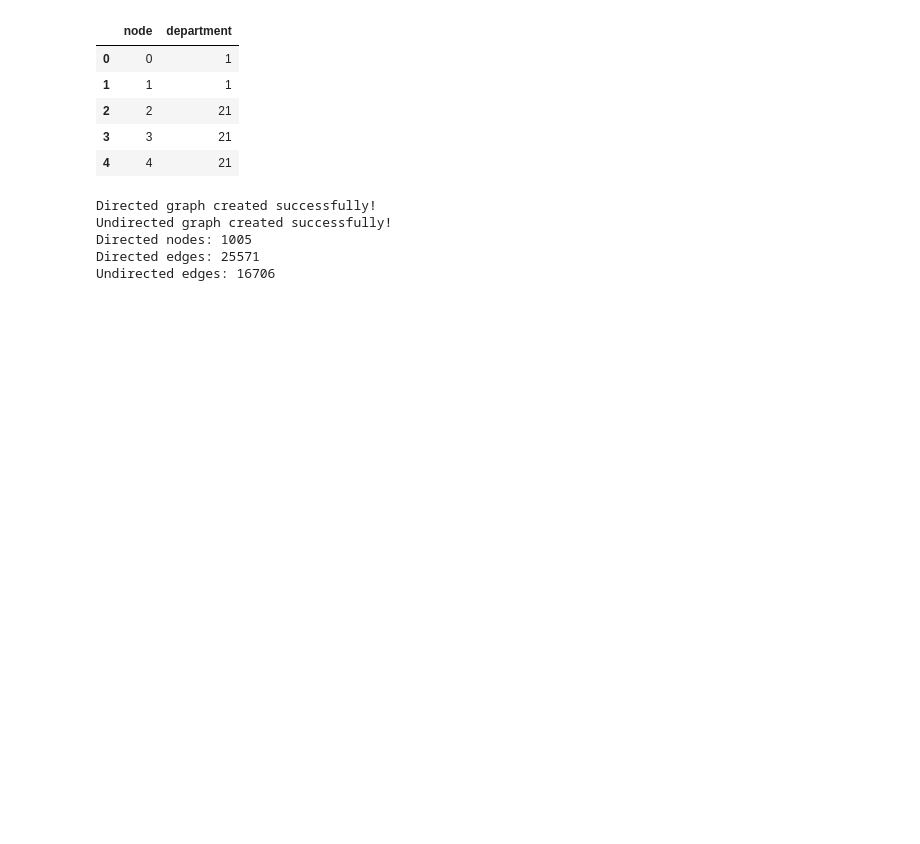
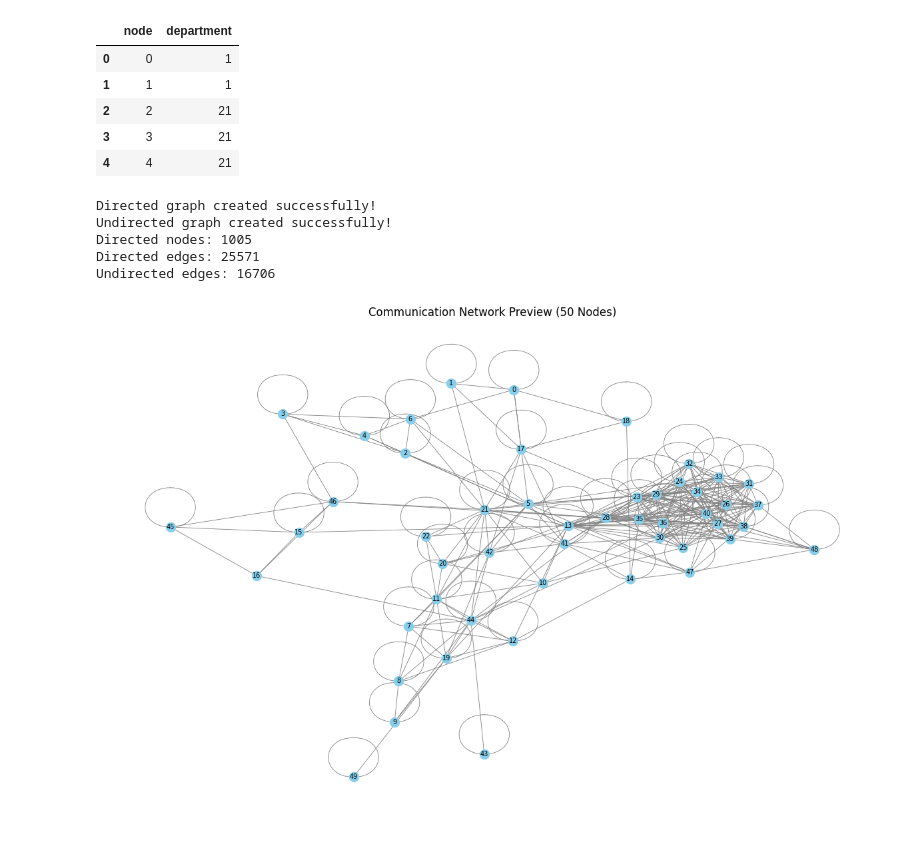
Before and after one commit to hashini596/Communication-Network-Failure-and-Resilience, a Jupyter notebook: notebooks/02_graph_construction_analysis.ipynb, the cells around one changed output. Drawn from its saved outputs; the diff is of its cells as text; code cells hidden in the pictures; blank space fills up the shorter version.

Commit message:
graph creating

```diff
--- a/notebooks/02_graph_construction_analysis.ipynb
+++ b/notebooks/02_graph_construction_analysis.ipynb
@@ -145,3 +145,39 @@ graph_stats.to_csv(
     TABLES_DIR / "graph_basic_statistics.csv",
     index=False
 )
+# %%
+import matplotlib.pyplot as plt
+import networkx as nx
+
+# Select a small subgraph for a readable preview
+sample_nodes = list(G_undirected.nodes())[:50]
+G_sample = G_undirected.subgraph(sample_nodes).copy()
+
+plt.figure(figsize=(12, 8))
+
+pos = nx.spring_layout(G_sample, seed=42)
+
+nx.draw_networkx(
+    G_sample,
+    pos=pos,
+    node_size=100,
+    node_color="skyblue",
+    edge_color="gray",
+    font_size=7,
+    with_labels=True,
+    width=0.6
+)
+
+plt.title("Communication Network Preview (50 Nodes)")
+plt.axis("off")
+plt.tight_layout()
+
+plt.savefig(
+    FIGURES_DIR / "communication_network_preview.png",
+    dpi=300,
+    bbox_inches="tight"
+)
+
+plt.show()
+# %% [output]
+[figure, added]
```
Also changed, not shown: 1 other file.
